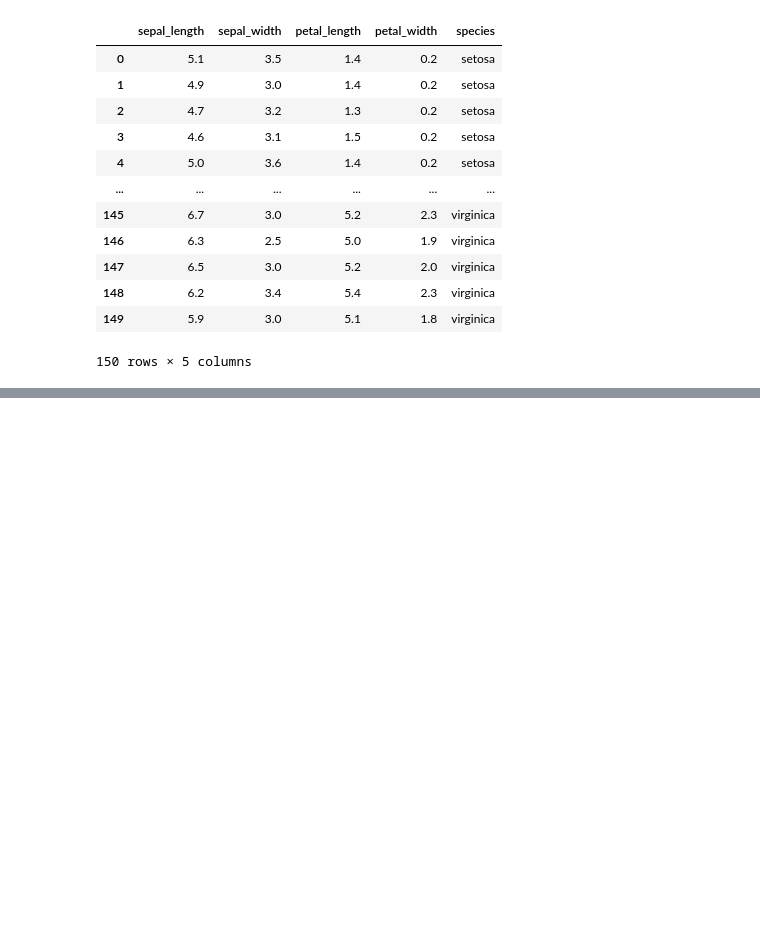
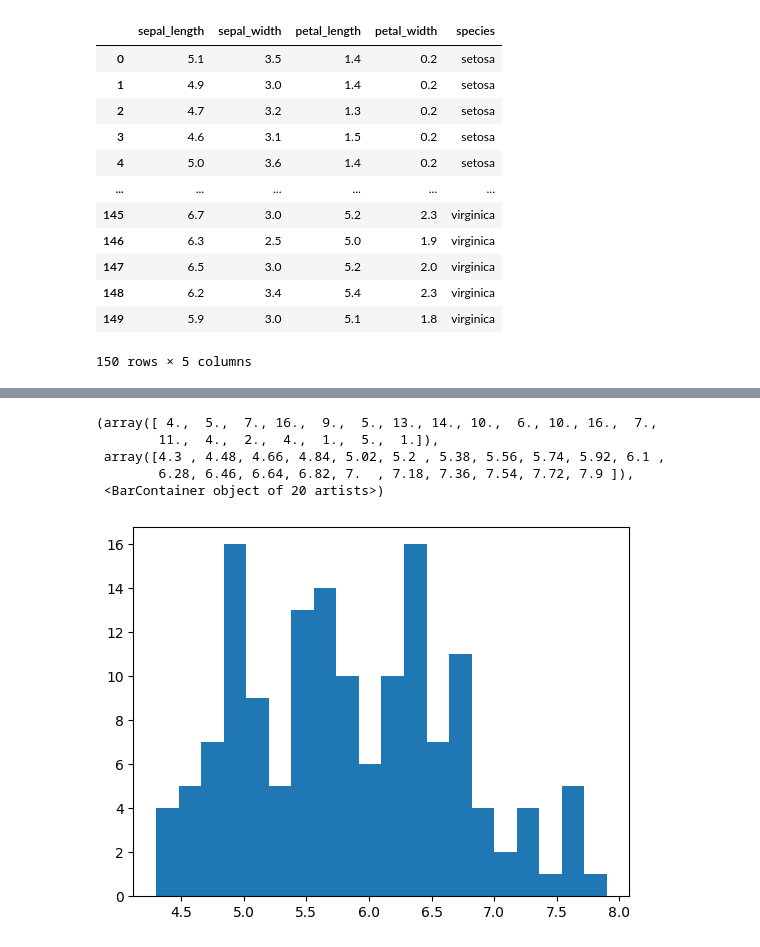
Before and after one commit to Utkash12/digipodium, a Jupyter notebook: data analysis/graphs.ipynb, the cells around one changed output, grey strips where cells are left out. Cells and saved outputs as stored; diff of their text form; code cells hidden in the pictures; blank space fills up the shorter version.

```diff
--- a/data analysis/graphs.ipynb
+++ b/data analysis/graphs.ipynb
@@ -25,0 +50,9 @@ iris
+# %%
+plt.hist('sepal_length', data=iris, bins=20)
+# %% [output]
+(array([ 4.,  5.,  7., 16.,  9.,  5., 13., 14., 10.,  6., 10., 16.,  7.,
+        11.,  4.,  2.,  4.,  1.,  5.,  1.]),
+ array([4.3 , 4.48, 4.66, 4.84, 5.02, 5.2 , 5.38, 5.56, 5.74, 5.92, 6.1 ,
+        6.28, 6.46, 6.64, 6.82, 7.  , 7.18, 7.36, 7.54, 7.72, 7.9 ]),
+ <BarContainer object of 20 artists>)
+[figure, added]
```
Also changed, not shown: parts of 11 cells of this notebook.
